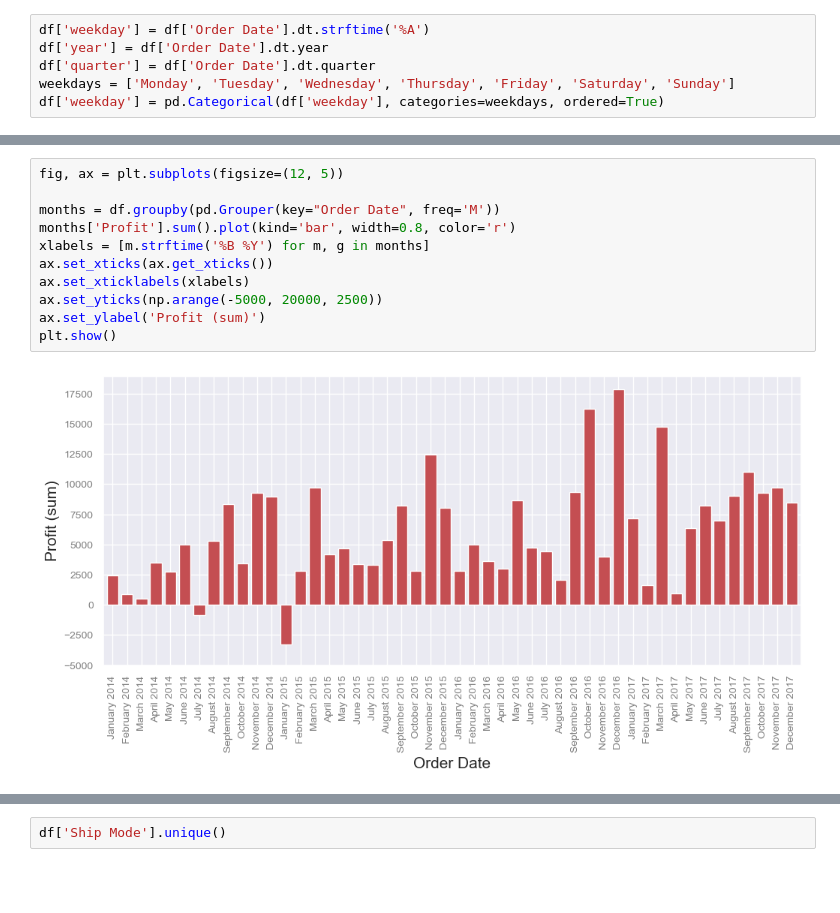
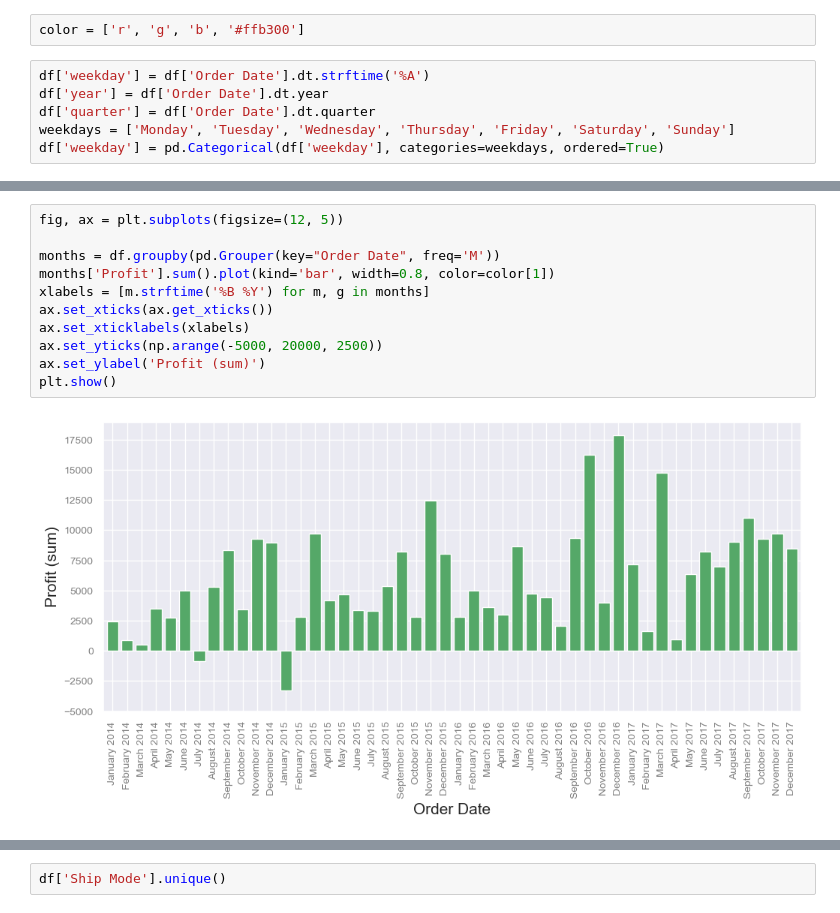
Before and after one commit to mks-0/code-academy, a Jupyter notebook: E-Commerce/e-com-eda.ipynb, the cells around one changed output, grey strips where cells are left out. Drawn from its saved outputs; the diff is of its cells as text; blank space fills up the shorter version.

```diff
--- a/E-Commerce/e-com-eda.ipynb
+++ b/E-Commerce/e-com-eda.ipynb
@@ -102,6 +102,8 @@ sns.set(rc={
     "figure.dpi":100,
     'savefig.dpi':200,
     })
+# %%
+color = ['r', 'g', 'b', '#ffb300']
 # %%
 df['weekday'] = df['Order Date'].dt.strftime('%A')
 df['year'] = df['Order Date'].dt.year
@@ -121,16 +145,16 @@ plt.show()
 # %%
 fig, ax = plt.subplots(figsize=(12, 5))
 
 months = df.groupby(pd.Grouper(key="Order Date", freq='M'))
-months['Profit'].sum().plot(kind='bar', width=0.8, color='r')
+months['Profit'].sum().plot(kind='bar', width=0.8, color=color[1])
 xlabels = [m.strftime('%B %Y') for m, g in months]
 ax.set_xticks(ax.get_xticks())
 ax.set_xticklabels(xlabels)
 ax.set_yticks(np.arange(-5000, 20000, 2500))
 ax.set_ylabel('Profit (sum)')
 plt.show()
 # %% [output]
-[figure, old version]
+[figure, new version]
 # %%
 fig, ax = plt.subplots(figsize=(12, 5))
 
```
Also changed, not shown: parts of 38 cells of this notebook, 6 other files.
